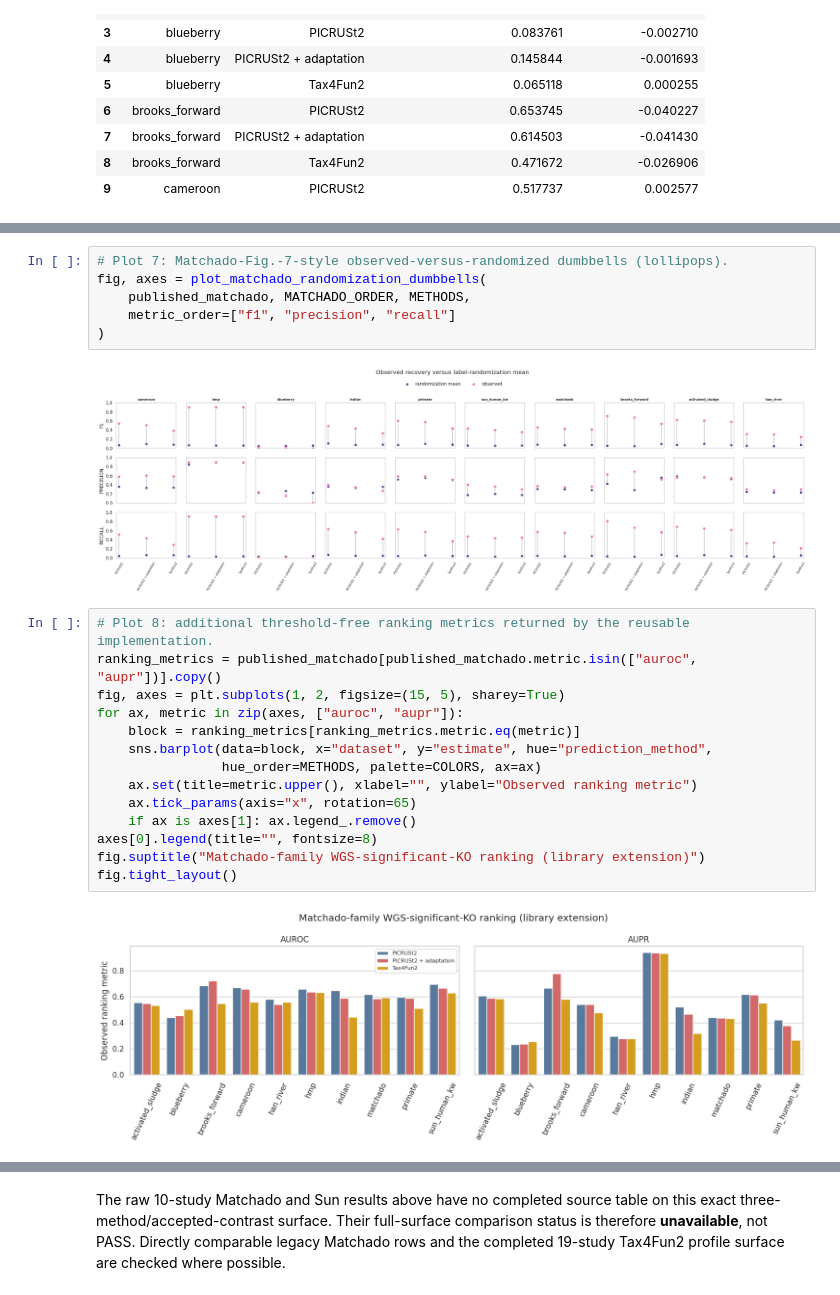
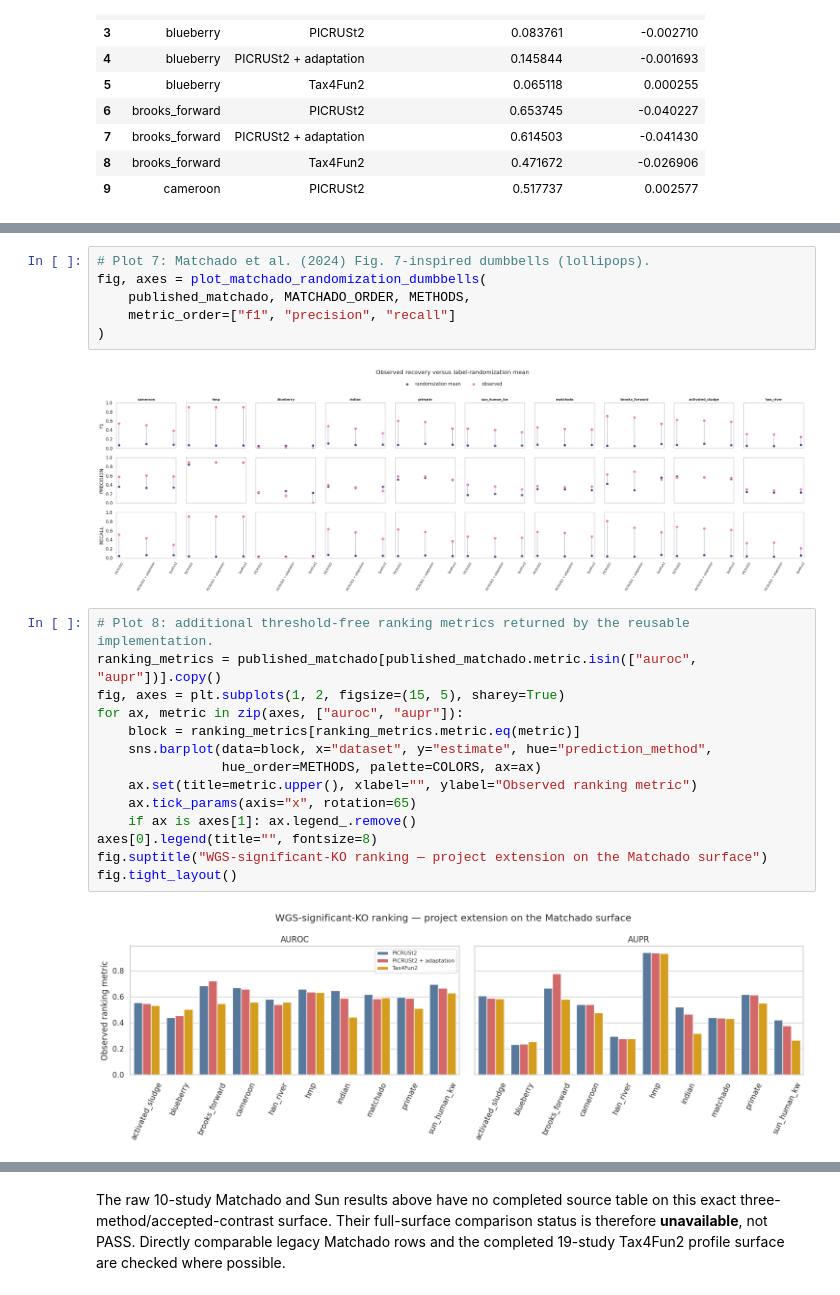
Before and after one commit to bio-ontology-research-group/microbiome-functional-inference-benchmark, a Jupyter notebook: notebooks/01_established_profile_and_group_recovery.ipynb, the cells around one changed output, grey strips where cells are left out. Cells and saved outputs as stored; diff of their text form.

```diff
--- a/notebooks/01_established_profile_and_group_recovery.ipynb
+++ b/notebooks/01_established_profile_and_group_recovery.ipynb
@@ -371,7 +396,7 @@ fig, axes = plot_metric_row_grid(
 # %% [output]
 [figure]
 # %%
-# Plot 7: Matchado-Fig.-7-style observed-versus-randomized dumbbells (lollipops).
+# Plot 7: Matchado et al. (2024) Fig. 7-inspired dumbbells (lollipops).
 fig, axes = plot_matchado_randomization_dumbbells(
     published_matchado, MATCHADO_ORDER, METHODS,
     metric_order=["f1", "precision", "recall"]
@@ -381,17 +406,17 @@ fig, axes = plot_matchado_randomization_dumbbells(
 # %%
 # Plot 8: additional threshold-free ranking metrics returned by the reusable implementation.
 ranking_metrics = published_matchado[published_matchado.metric.isin(["auroc", "aupr"])].copy()
 fig, axes = plt.subplots(1, 2, figsize=(15, 5), sharey=True)
 for ax, metric in zip(axes, ["auroc", "aupr"]):
     block = ranking_metrics[ranking_metrics.metric.eq(metric)]
     sns.barplot(data=block, x="dataset", y="estimate", hue="prediction_method",
                 hue_order=METHODS, palette=COLORS, ax=ax)
     ax.set(title=metric.upper(), xlabel="", ylabel="Observed ranking metric")
     ax.tick_params(axis="x", rotation=65)
     if ax is axes[1]: ax.legend_.remove()
 axes[0].legend(title="", fontsize=8)
-fig.suptitle("Matchado-family WGS-significant-KO ranking (library extension)")
+fig.suptitle("WGS-significant-KO ranking — project extension on the Matchado surface")
 fig.tight_layout()
 # %% [output]
-[figure, old version]
+[figure, new version]
 # %%
```
Also changed, not shown: parts of 10 cells of this notebook, 17 other files.
